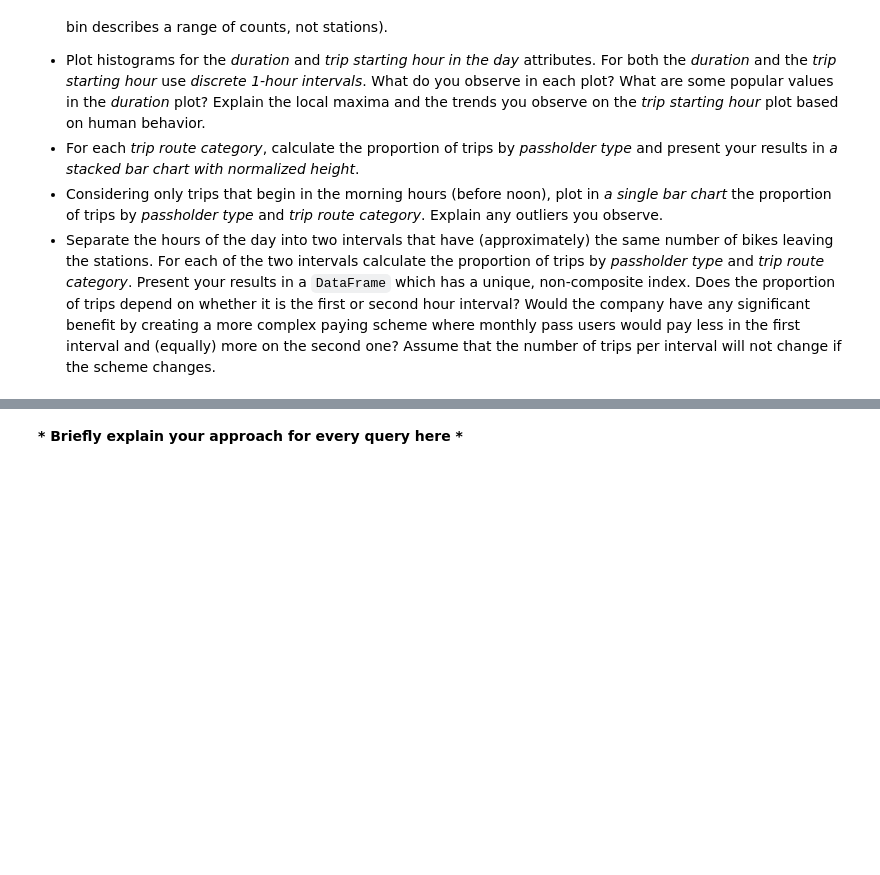
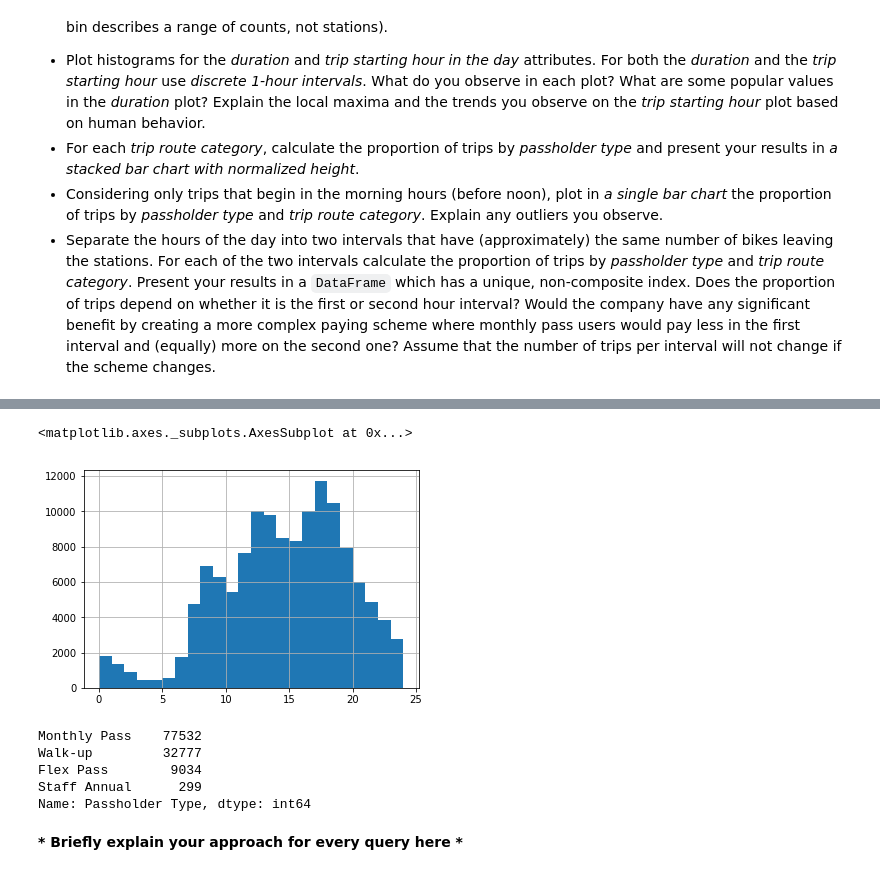
Before and after one commit to emmwel/ADAeda, a Jupyter notebook: David-code/Exercise 1.ipynb, the cells around one changed output, grey strips where cells are left out. Drawn from its saved outputs; the diff is of its cells as text; code cells hidden in the pictures; blank space fills up the shorter version.

```diff
--- a/David-code/Exercise 1.ipynb
+++ b/David-code/Exercise 1.ipynb
@@ -376,2 +422,42 @@ Answer the following queries using the functionality of `Pandas`.
+# %%
+# Pick out Start times
+trip_start = df['Start Time']
+
+# Convert to datetime objects and pick out the hours.
+trip_start = pd.to_datetime(trip_start).dt.hour
+
+# Plot
+trip_start.hist(bins = 24, range=(0, 24))
+
+# Here we see that the majority of the trips start some time during the day.
+# Some start at around 8-10, but the majority starts in the evening around 17-18.
+# This might be explained by that people start their bike rent when going from work,
+# having the bike at home and then returning it in the morning again when they get back to work.
+# This might also explain that a fairly large portion of the bike rentals
+# on the prior diagram is for between 10-20 hours.
+# %% [output]
+<matplotlib.axes._subplots.AxesSubplot at 0x...>
+[figure, added]
+# %%
+#Task B3.3
+
+# For each *trip route category*, calculate the proportion of trips by
+# *passholder type* and present your results in *a stacked bar chart with normalized height*.
+
+trip_route = df.loc[:, ['Passholder Type', 'Trip Route Category']]
+
+one_way = trip_route[trip_route['Trip Route Category'] == "One Way"].loc[:, 'Passholder Type']
+round_trip = trip_route[trip_route['Trip Route Category'] == "Round Trip"].loc[:, 'Passholder Type']
+
+
+#pivot_df = df.pivot(index='Trip Route Category', columns='Passholder Type', values='Value')
+#one_way.value_counts().plot(kind='bar')#, stacked=True)
+one_way.value_counts()
+# %% [output]
+Monthly Pass    77532
+Walk-up         32777
+Flex Pass        9034
+Staff Annual      299
+Name: Passholder Type, dtype: int64
 # %% [markdown]
 __\* Briefly explain your approach for every query here \*__
```
Also changed, not shown: parts of 7 cells of this notebook.
